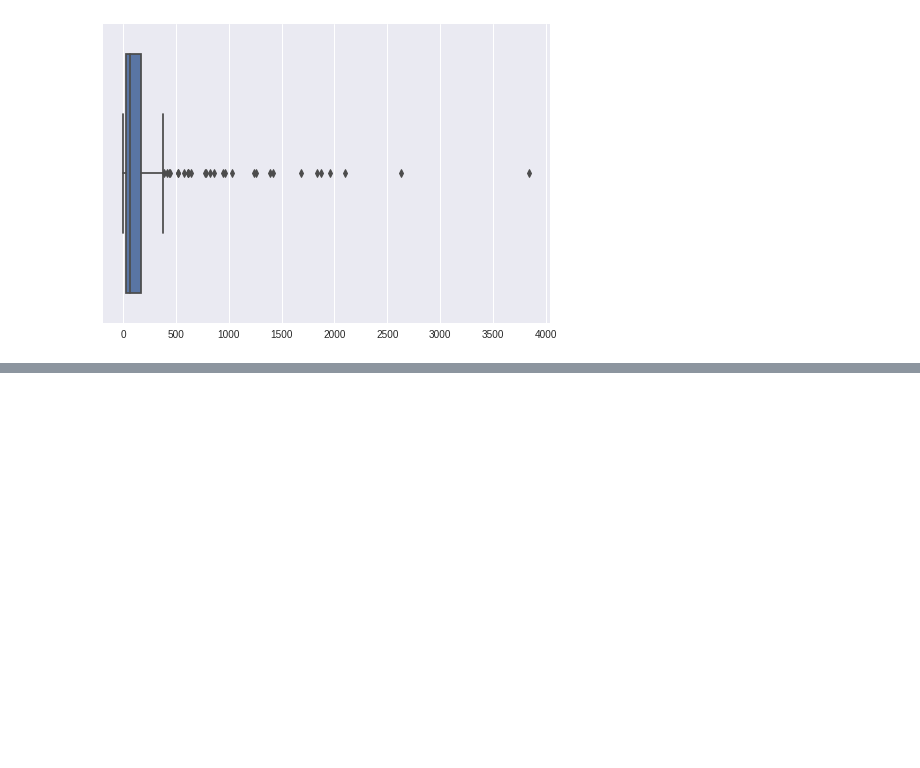
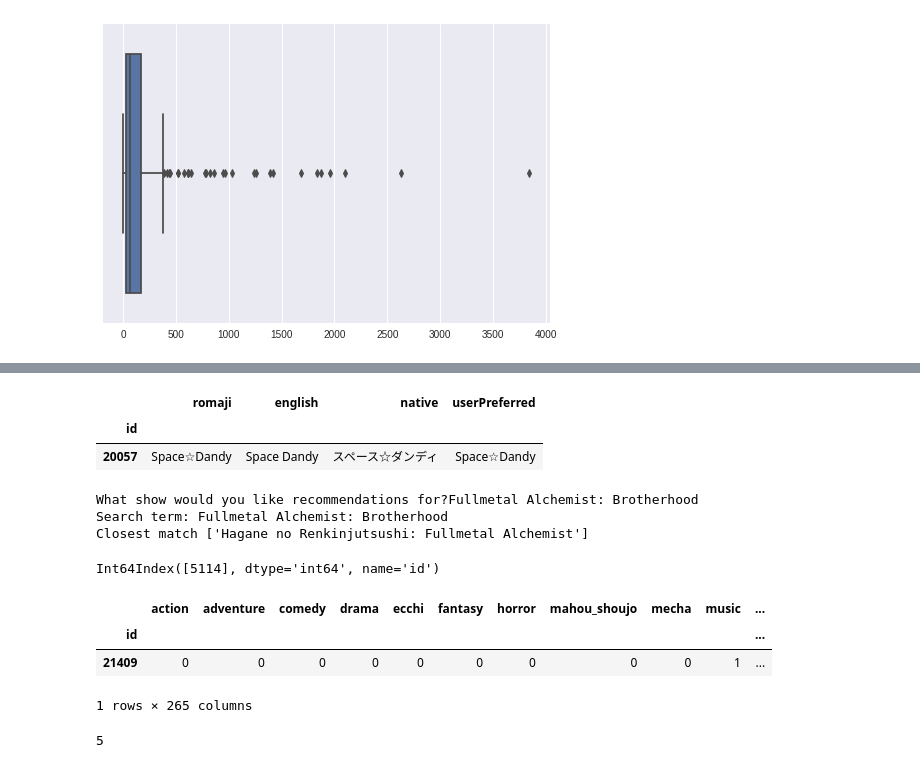
Before and after one commit to sn-ekstrand/content-based-anime-recommender, a Jupyter notebook: initial_eda.ipynb, the cells around one changed output, grey strips where cells are left out. Saved outputs shown, nothing was run; the diff lists cells and outputs as text; code cells hidden in the pictures; blank space fills up the shorter version.

```diff
--- a/initial_eda.ipynb
+++ b/initial_eda.ipynb
@@ -179,0 +188,26 @@ Length: 265, dtype: bool
+# %%
+title_df[title_df['english'] == 'Space Dandy']
+# %% [output]
+|  | romaji | english | native | userPreferred |
+| id |  |  |  |  |
+| 20057 | Space☆Dandy | Space Dandy | スペース☆ダンディ | Space☆Dandy |
+# %%
+search_term = input('What show would you like recommendations for?')
+print('Search term:', search_term)
+search_result = get_close_matches('Fullmetal Alchemist', title_df['userPreferred'], cutoff=0.25, n=1)
+print('Closest match', search_result)
+search_result_idx = title_df[title_df['userPreferred'].isin(search_result)].index
+
+search_result_idx
+# %% [output]
+What show would you like recommendations for?Fullmetal Alchemist: Brotherhood
+Search term: Fullmetal Alchemist: Brotherhood
+Closest match ['Hagane no Renkinjutsushi: Fullmetal Alchemist']
+Int64Index([5114], dtype='int64', name='id')
+# %%
+df.iloc[search_result_idx, :]
+# %% [output]
+|  | action | adventure | comedy | drama | ecchi | fantasy | horror | mahou_shoujo | mecha | music | ... |
+| id |  |  |  |  |  |  |  |  |  |  | ... |
+| 21409 | 0 | 0 | 0 | 0 | 0 | 0 | 0 | 0 | 0 | 1 | ... |
+1 rows × 265 columns
@@ -179,0 +216,4 @@ Length: 265, dtype: bool
+# %%
+all_idxs.get_loc(int(search_result_idx.values))
+# %% [output]
+5
```
Also changed, not shown: parts of 6 cells of this notebook.
